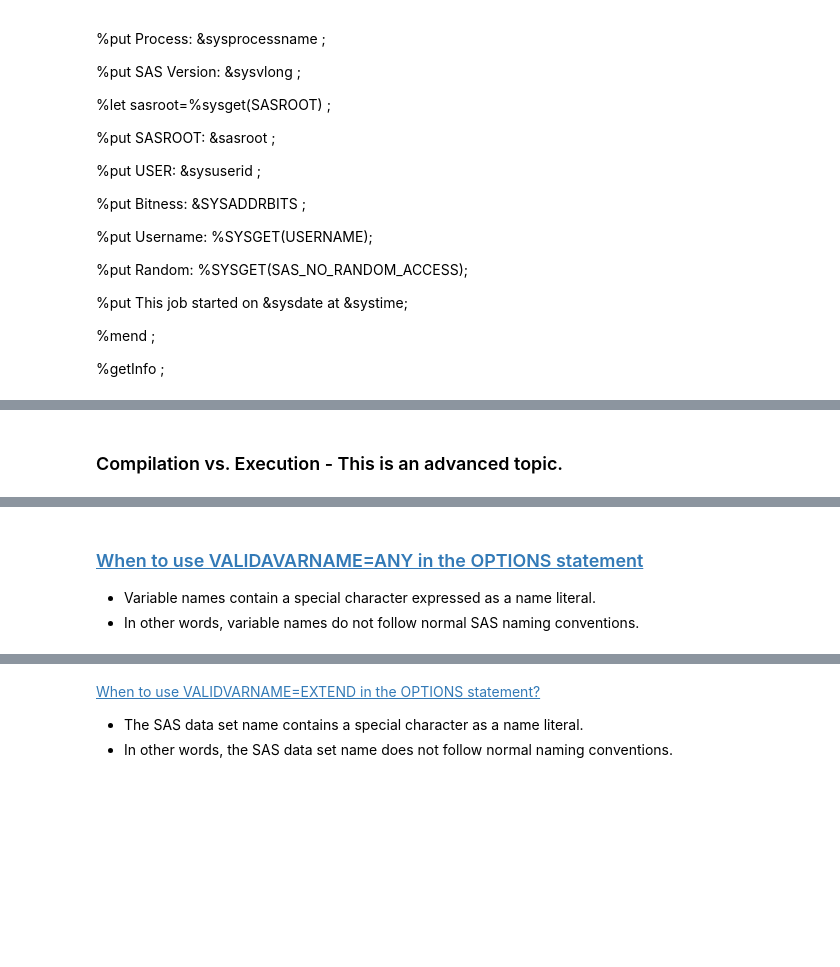
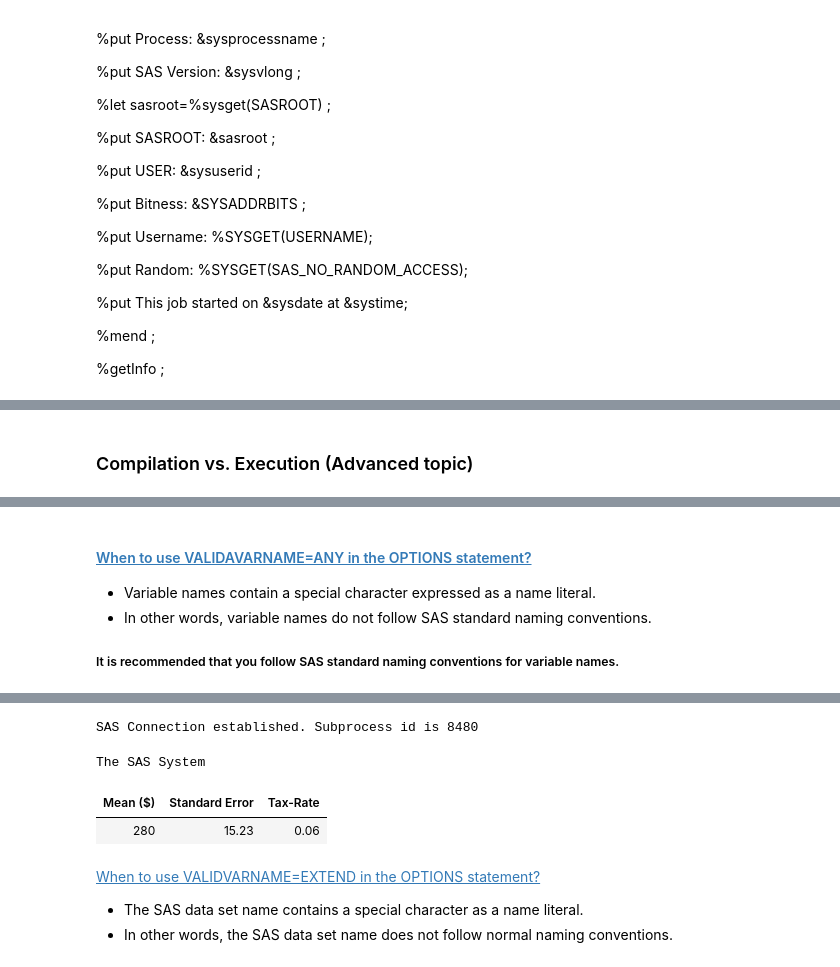
Before and after one commit to ProcJimi/curriculum, a Jupyter notebook: Week1/Week1.ipynb, the cells around one changed output, grey strips where cells are left out. Drawn from its saved outputs; the diff is of its cells as text; code cells hidden in the pictures; blank space fills up the shorter version.

```diff
--- a/Week1/Week1.ipynb
+++ b/Week1/Week1.ipynb
@@ -166,7 +178,7 @@ title;
 # %% [output]
 [interactive output not drawn]
 # %% [markdown]
-###  Compilation vs. Execution - This is an advanced topic.
+###  Compilation vs. Execution (Advanced topic)
 # %%
 *Ex6_Conpilation_Execution.sas;
 options nodate nonumber nonotes nosource;
@@ -185,17 +197,19 @@ PUT 'After Compilation, Before Execution:' _ALL_;
 [interactive output not drawn]
 # %% [markdown]
 
-### [When to use VALIDAVARNAME=ANY in the OPTIONS statement](https://communities.sas.com/t5/SAS-Programming/Is-the-Answer-Key-correct-VALIDVARNAME-ANY/td-p/467484)
+#### [When to use VALIDAVARNAME=ANY in the OPTIONS statement?](https://communities.sas.com/t5/SAS-Programming/Is-the-Answer-Key-correct-VALIDVARNAME-ANY/td-p/467484)
 
 * Variable names contain a special character expressed as a name literal.
-* In other words, variable names do not follow normal SAS naming conventions.
+* In other words, variable names do not follow SAS standard naming conventions.
+
+##### It is recommended that you follow SAS standard naming conventions for variable names.
 # %%
-options validvarname=any nodate nonotes nosource ;
-data _null_;
-'4BirthDate'n = 1;
-'$Cost'n = 2;
-_Items_ = 3;
-'Tax-Rate'n = 4;
-putlog _ALL_;
+options validvarname=any nocenter nodate nonotes nosource ;
+ods html close;
+data Have;
+'Mean ($)'n = 280;
+'Standard Error'n = 15.23;
+'Tax-Rate'n = .06;
 run;
+proc print data=have noobs; run;
 # %% [output]
@@ -203,3 +216,7 @@ run;
+SAS Connection established. Subprocess id is 8480
+The SAS System
+| Mean ($) | Standard Error | Tax-Rate |
+| 280 | 15.23 | 0.06 |
 # %% [markdown]
 [When to use VALIDVARNAME=EXTEND in the OPTIONS statement?](https://communities.sas.com/t5/SAS-Programming/validvarname/td-p/437825)
 
```
Also changed, not shown: parts of 35 cells of this notebook.
